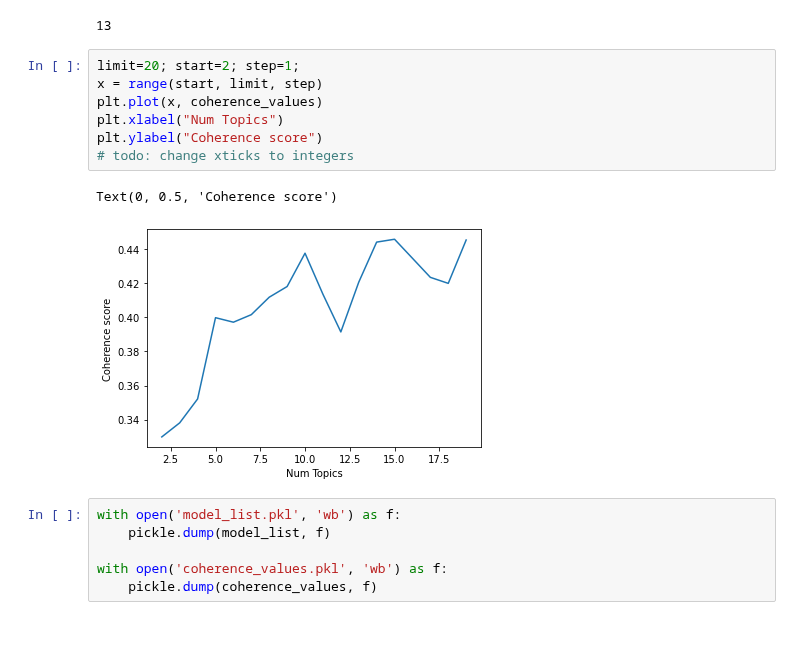
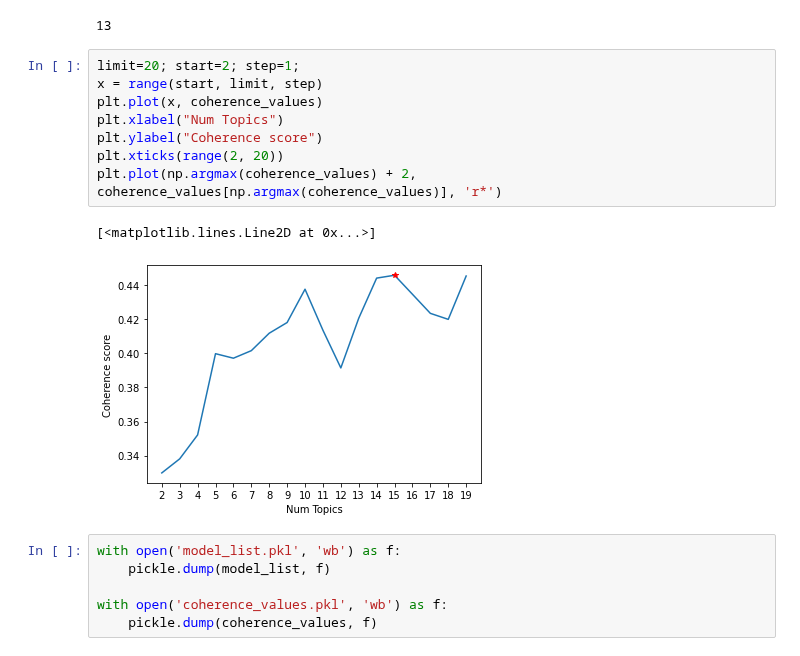
Before and after one commit to anuragkumar/fake-job-posting-prediction, a Jupyter notebook: fake_job_postings.ipynb, the cells around one changed output. Drawn from its saved outputs; the diff is of its cells as text.

Commit message:
topic graph improve

```diff
--- a/fake_job_postings.ipynb
+++ b/fake_job_postings.ipynb
@@ -438,13 +442,14 @@ np.argmax(coherence_values) # started at 2, this is position 12, so 15 topics
 # %%
 limit=20; start=2; step=1;
 x = range(start, limit, step)
 plt.plot(x, coherence_values)
 plt.xlabel("Num Topics")
 plt.ylabel("Coherence score")
-# todo: change xticks to integers
+plt.xticks(range(2, 20))
+plt.plot(np.argmax(coherence_values) + 2, coherence_values[np.argmax(coherence_values)], 'r*')
 # %% [output]
-Text(0, 0.5, 'Coherence score')
+[<matplotlib.lines.Line2D at 0x...>]
-[figure, old version]
+[figure, new version]
 # %%
 with open('model_list.pkl', 'wb') as f:
     pickle.dump(model_list, f)
```
Also changed, not shown: parts of 9 cells of this notebook, 1 other file.
